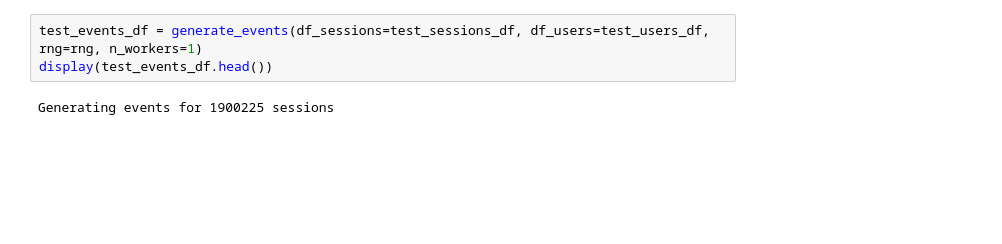
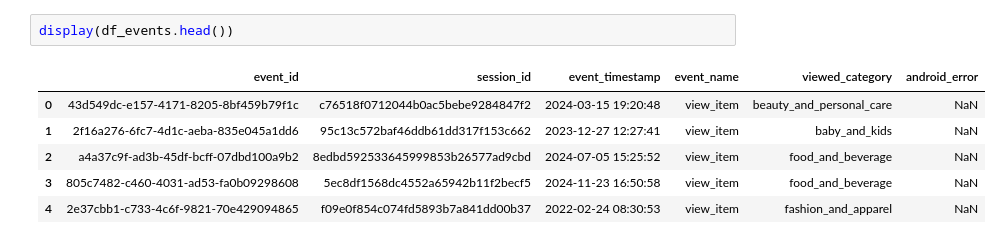
Before and after one commit to ruicchi/ph-ecommerce-data-simulator, a Jupyter notebook: notebooks/synthetic_data_gen.ipynb, the cells around one changed output. Drawn from its saved outputs; the diff is of its cells as text; blank space fills up the shorter version.

```diff
--- a/notebooks/synthetic_data_gen.ipynb
+++ b/notebooks/synthetic_data_gen.ipynb
@@ -46,6 +203,10 @@ sessions table generated!
 # %%
-test_events_df = generate_events(df_sessions=test_sessions_df, df_users=test_users_df, rng=rng, n_workers=1)
-display(test_events_df.head())
+display(df_events.head())
 # %% [output]
-Generating events for 1900225 sessions
+|  | event_id | session_id | event_timestamp | event_name | viewed_category | android_error |
+| 0 | 43d549dc-e157-4171-8205-8bf459b79f1c | c76518f0712044b0ac5bebe9284847f2 | 2024-03-15 19:20:48 | view_item | beauty_and_personal_care | NaN |
+| 1 | 2f16a276-6fc7-4d1c-aeba-835e045a1dd6 | 95c13c572baf46ddb61dd317f153c662 | 2023-12-27 12:27:41 | view_item | baby_and_kids | NaN |
+| 2 | a4a37c9f-ad3b-45df-bcff-07dbd100a9b2 | 8edbd592533645999853b26577ad9cbd | 2024-07-05 15:25:52 | view_item | food_and_beverage | NaN |
+| 3 | 805c7482-c460-4031-ad53-fa0b09298608 | 5ec8df1568dc4552a65942b11f2becf5 | 2024-11-23 16:50:58 | view_item | food_and_beverage | NaN |
+| 4 | 2e37cbb1-c733-4c6f-9821-70e429094865 | f09e0f854c074fd5893b7a841dd00b37 | 2022-02-24 08:30:53 | view_item | fashion_and_apparel | NaN |
 # %%
```
Also changed, not shown: parts of 9 cells of this notebook, 2 other files.
